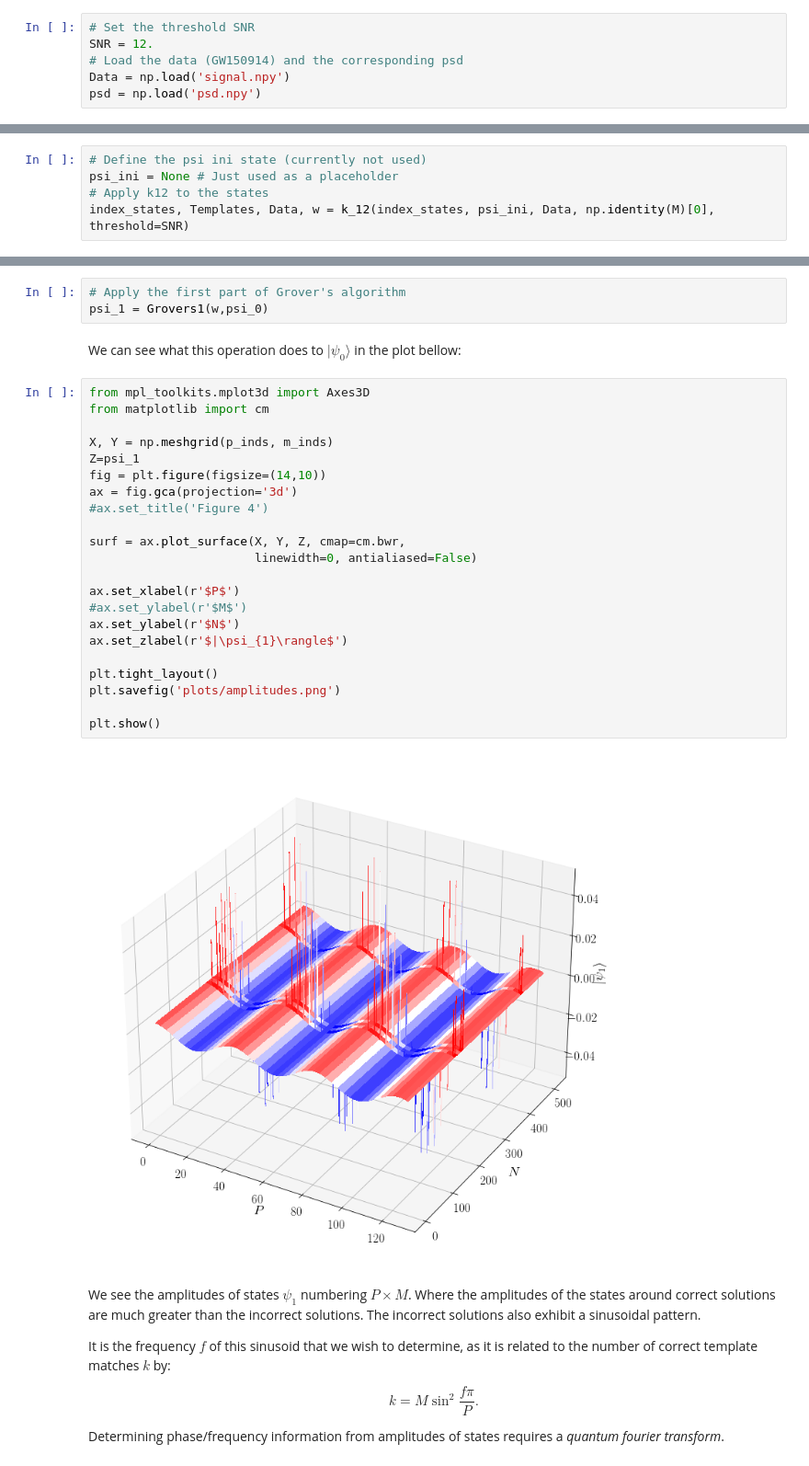
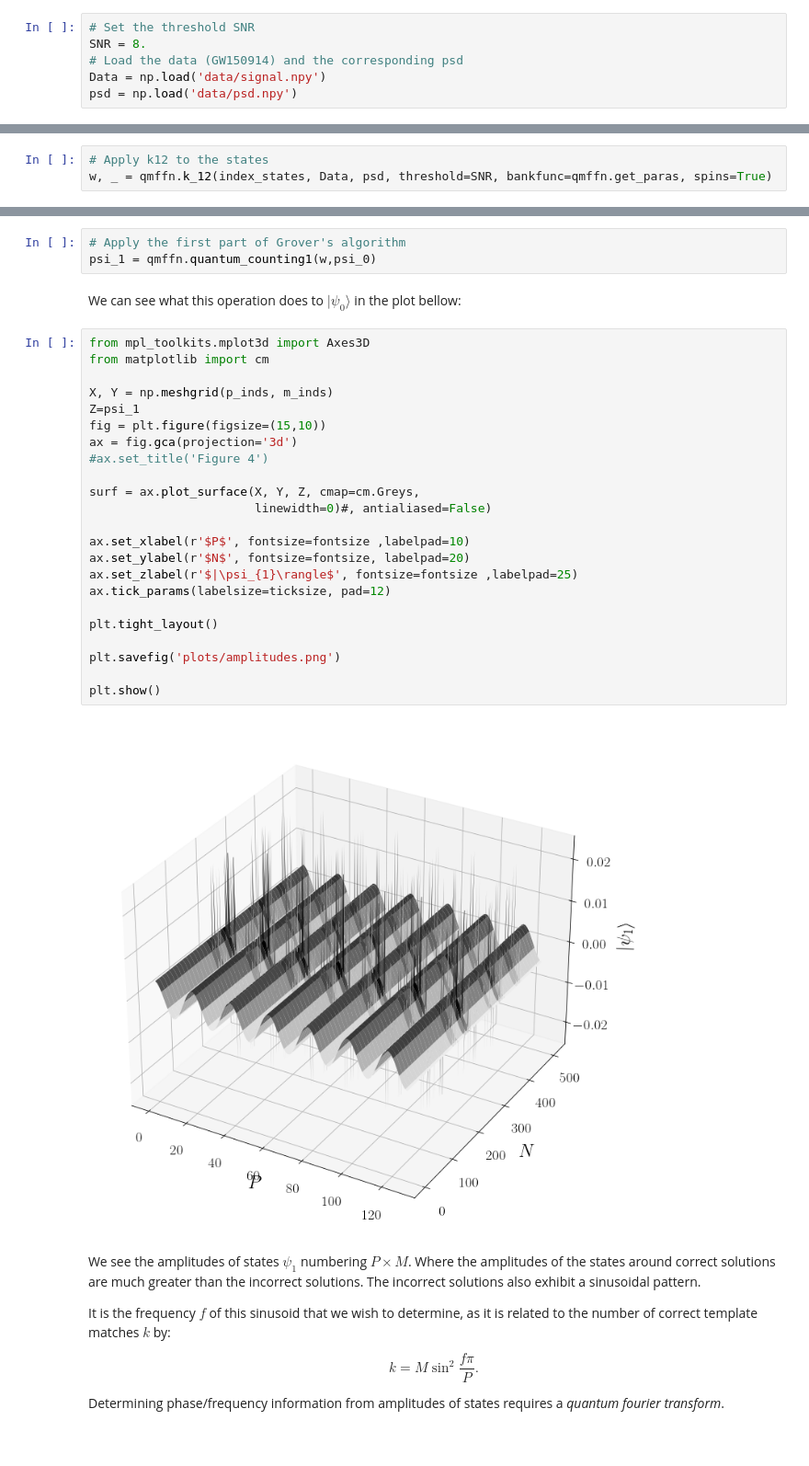
Before and after one commit to Fergus-Hayes/quantum-matched-filter, a Jupyter notebook: QMF_150914.ipynb, the cells around one changed output, grey strips where cells are left out. Shown at 92% size. Cells and saved outputs as stored; diff of their text form.

```diff
--- a/QMF_150914.ipynb
+++ b/QMF_150914.ipynb
@@ -32,10 +27,10 @@ params= {'text.latex.preamble' : [r'\usepackage{amsmath}']}
 figsize=(10,8)
 # %%
 # Set the threshold SNR
-SNR = 12.
+SNR = 8.
 # Load the data (GW150914) and the corresponding psd
-Data = np.load('signal.npy')
-psd = np.load('psd.npy')
+Data = np.load('data/signal.npy')
+psd = np.load('data/psd.npy')
 # %% [markdown]
 The data is in the frequency domain. It is $28\,$s of strain data from the Hanford gravitational wave detector about the merger, sampled at $2048\,$Hz aftern being preprocessed with a high-pass filter at $20\,$Hz. Inverse Fourier transforming this gives the time-series plotted below:
 # %%
@@ -204,11 +119,9 @@ $$|i⟩\otimes|T⟩\otimes|D⟩\otimes|w⟩ = \hat{k}_{2}(|i⟩\otimes|T⟩\otim
 However, for this classical illustration it is convinient for us to combine $\hat{k}_{1}$ and $\hat{k}_{2}$ into $\hat{k}_{12}$ and omit using the $|\psi_{\text{ini}}⟩$ and $|T⟩$ states (for memory reasons):
 
 $$|i⟩\otimes|T⟩\otimes|D⟩\otimes|w⟩ = \hat{k}_{12}(|i⟩\otimes|\psi_{\text{ini}}⟩\otimes|D⟩\otimes|0⟩^{\times 2^{M}}).$$
-# %%
-# Define the psi ini state (currently not used)
-psi_ini = None # Just used as a placeholder
-# Apply k12 to the states
-index_states, Templates, Data, w = k_12(index_states, psi_ini, Data, np.identity(M)[0], threshold=SNR)
+# %%
+# Apply k12 to the states
+w, _ = qmffn.k_12(index_states, Data, psd, threshold=SNR, bankfunc=qmffn.get_paras, spins=True)
 # %% [markdown]
 It is this state $|w⟩$ that we are interested in now. It should show states with equal amplitudes, but a minus infront of states corresponding to indexes of matching templates when printed below:
 # %%
@@ -293,33 +181,34 @@ where $\hat{C}_{G}|p⟩\otimes |m⟩\rightarrow |p⟩\otimes (\hat{G})^{p}|m⟩$
 and $\hat{G}=\hat{U_{s}}\hat{U_{w}}$.
 # %%
 # Apply the first part of Grover's algorithm
-psi_1 = Grovers1(w,psi_0)
+psi_1 = qmffn.quantum_counting1(w,psi_0)
 # %% [markdown]
 We can see what this operation does to $|\psi_{0}⟩$ in the plot bellow:
 # %%
 from mpl_toolkits.mplot3d import Axes3D
 from matplotlib import cm
 
 X, Y = np.meshgrid(p_inds, m_inds)
 Z=psi_1
-fig = plt.figure(figsize=(14,10))
+fig = plt.figure(figsize=(15,10))
 ax = fig.gca(projection='3d')
 #ax.set_title('Figure 4')
 
-surf = ax.plot_surface(X, Y, Z, cmap=cm.bwr,
-                       linewidth=0, antialiased=False)
+surf = ax.plot_surface(X, Y, Z, cmap=cm.Greys,
+                       linewidth=0)#, antialiased=False)
 
-ax.set_xlabel(r'$P$')
-#ax.set_ylabel(r'$M$')
-ax.set_ylabel(r'$N$')
-ax.set_zlabel(r'$|\psi_{1}\rangle$')
+ax.set_xlabel(r'$P$', fontsize=fontsize ,labelpad=10)
+ax.set_ylabel(r'$N$', fontsize=fontsize, labelpad=20)
+ax.set_zlabel(r'$|\psi_{1}\rangle$', fontsize=fontsize ,labelpad=25)
+ax.tick_params(labelsize=ticksize, pad=12)
 
 plt.tight_layout()
+
 plt.savefig('plots/amplitudes.png')
 
 plt.show()
 # %% [output]
-[figure, old version]
+[figure, new version]
 # %% [markdown]
 We see the amplitudes of states $\psi_{1}$ numbering $P\times M$. Where the amplitudes of the states around correct solutions are much greater than the incorrect solutions. The incorrect solutions also exhibit a sinusoidal pattern.
 
```
Also changed, not shown: parts of 33 cells of this notebook, 28 other files.
